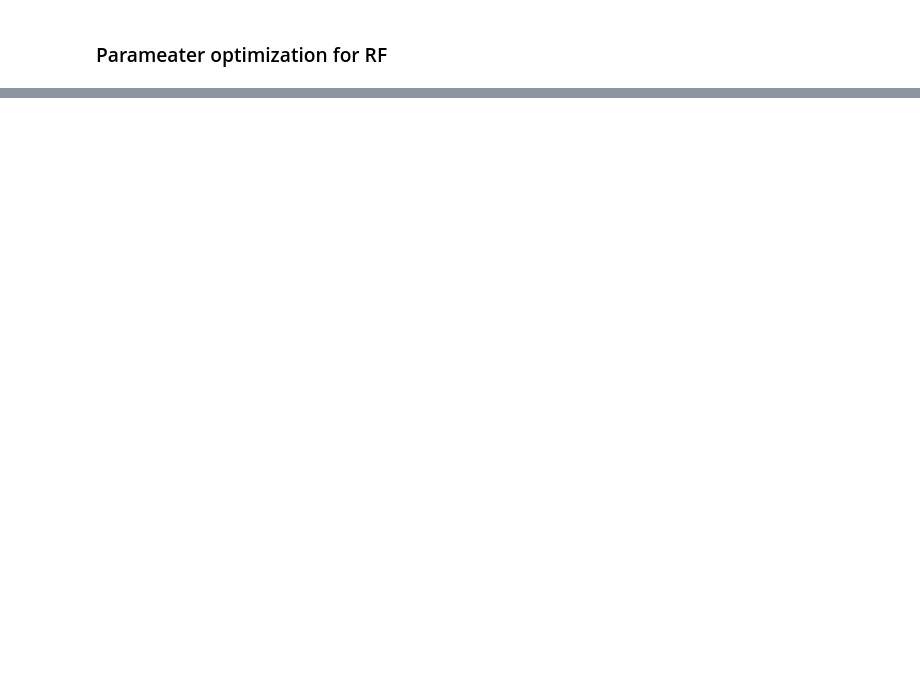
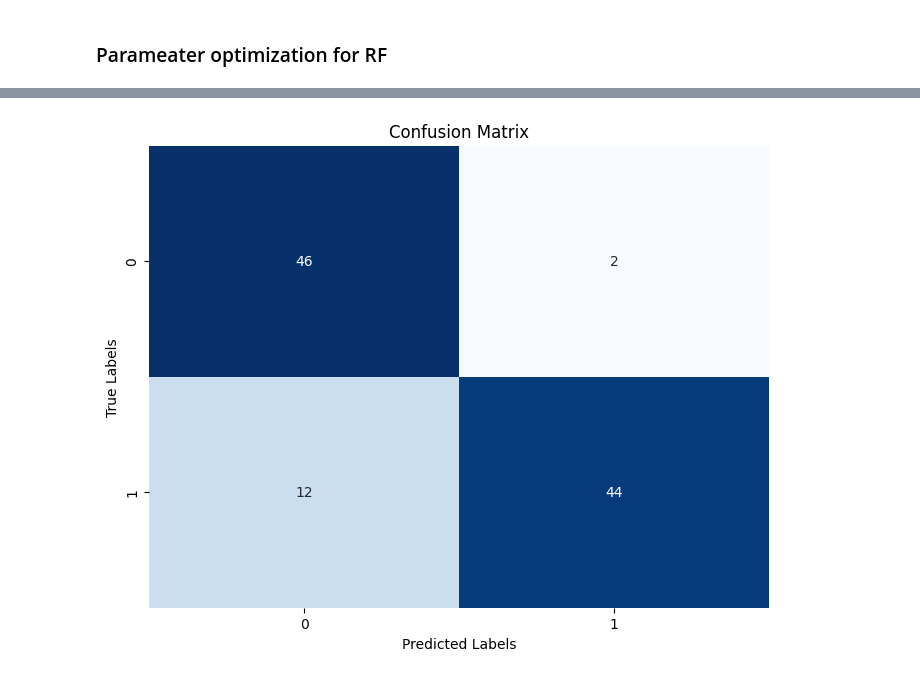
Before and after one commit to akalankasakalasooriya/sjp-ml-assignment, a Jupyter notebook: customers_loan.ipynb, the cells around one changed output, grey strips where cells are left out. Saved outputs shown, nothing was run; the diff lists cells and outputs as text; code cells hidden in the pictures; blank space fills up the shorter version.

Commit message:
Added conf matric and fitted best models

```diff
--- a/customers_loan.ipynb
+++ b/customers_loan.ipynb
@@ -103,11 +103,13 @@ updated_df
 346 rows × 9 columns
 # %%
 # Extract year and month from both 'effective_date' and 'due_date'
-# updated_df['Effective_Year'] = updated_df['effective_date'].dt.year
+updated_df['Effective_Year'] = updated_df['effective_date'].dt.year
 updated_df['Effective_Month'] = updated_df['effective_date'].dt.month
+updated_df["Effective_Day"] = updated_df['effective_date'].dt.day
 
-# updated_df['Due_Year'] = updated_df['due_date'].dt.year
+updated_df['Due_Year'] = updated_df['due_date'].dt.year
 updated_df['Due_Month'] = updated_df['due_date'].dt.month
+updated_df["Due_Day"] = updated_df['due_date'].dt.day
 
 # Display the updated dataframe
 updated_df
@@ -213,7 +215,7 @@ updated_df
 # min max norm :: Principal	terms    age	DaysBetween
 import pandas as pd
 from sklearn.preprocessing import MinMaxScaler
-columns_to_normalize = ['Principal', 'terms', 'age', 'DaysBetween']
+columns_to_normalize = ['Principal', 'terms', 'age', 'DaysBetween','Effective_Month',  'Due_Month', 'Effective_Day', 'Due_Day', 'Effective_Year', 'Due_Year']
 scaler = MinMaxScaler()
 updated_df[columns_to_normalize] = scaler.fit_transform(updated_df[columns_to_normalize])
 updated_df
@@ -252,5 +254,5 @@ updated_df
 # %%
-selected_features = updated_df[["loan_status_encoded",'Principal', 'terms', 'age', 'DaysBetween', 'education_encoded', "Gender_encoded", 'is_Young', 'is_Middle-aged', 'is_Old', 'Effective_Month',  'Due_Month']]
+selected_features = updated_df[["loan_status_encoded",'Principal', 'terms', 'age', 'DaysBetween', 'education_encoded', "Gender_encoded", 'is_Young', 'is_Middle-aged', 'is_Old', 'Effective_Month',  'Due_Month', 'Effective_Day', 'Due_Day', 'Effective_Year', 'Due_Year']]
 selected_features.head()
 # %% [output]
 |  | loan_status_encoded | Principal | terms | age | DaysBetween | education_encoded | Gender_encoded | ... |
@@ -591,0 +609,8 @@ results_df.sort_values('f1_score', ascending=False)
+# %%
+best_params = {
+    'n_estimators': 100,
+    'max_depth': None,
+    'min_samples_split': 2,
+    'min_samples_leaf': 1,
+    'bootstrap': False
+}
@@ -591,0 +673,13 @@ results_df.sort_values('f1_score', ascending=False)
+# %%
+import matplotlib.pyplot as plt
+import seaborn as sns
+
+# Plot the confusion matrix as a heatmap
+plt.figure(figsize=(8,6))
+sns.heatmap(conf_matrix, annot=True, fmt='g', cmap='Blues', cbar=False)
+plt.title('Confusion Matrix')
+plt.xlabel('Predicted Labels')
+plt.ylabel('True Labels')
+plt.show()
+# %% [output]
+[figure, added]
```
Also changed, not shown: parts of 17 cells of this notebook, 1 other file.
